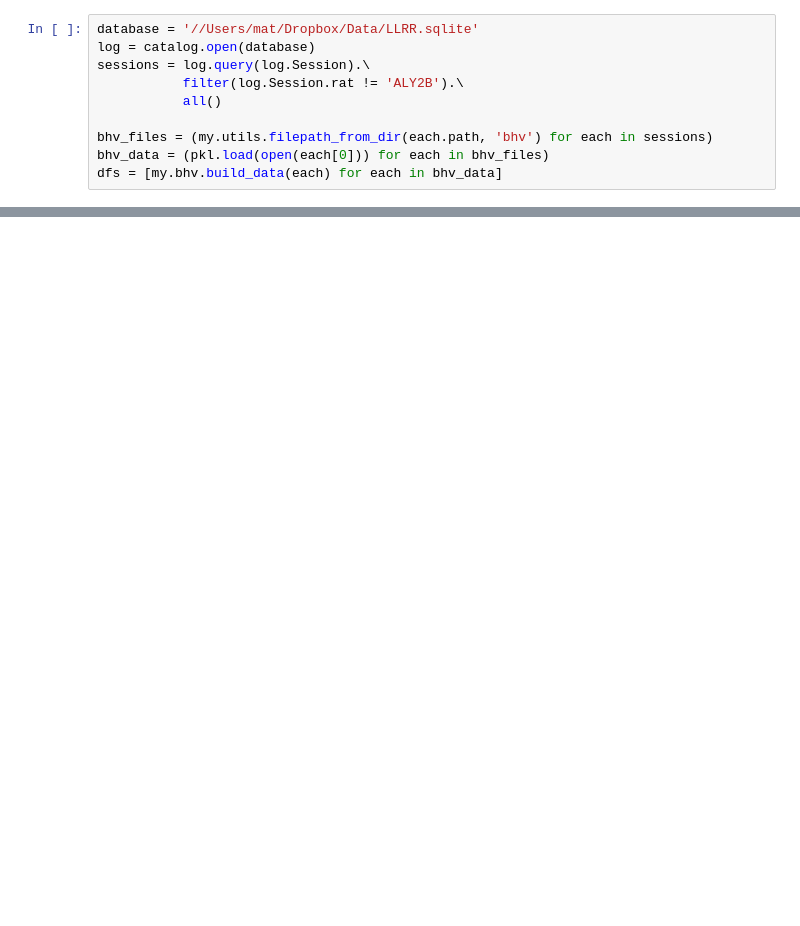
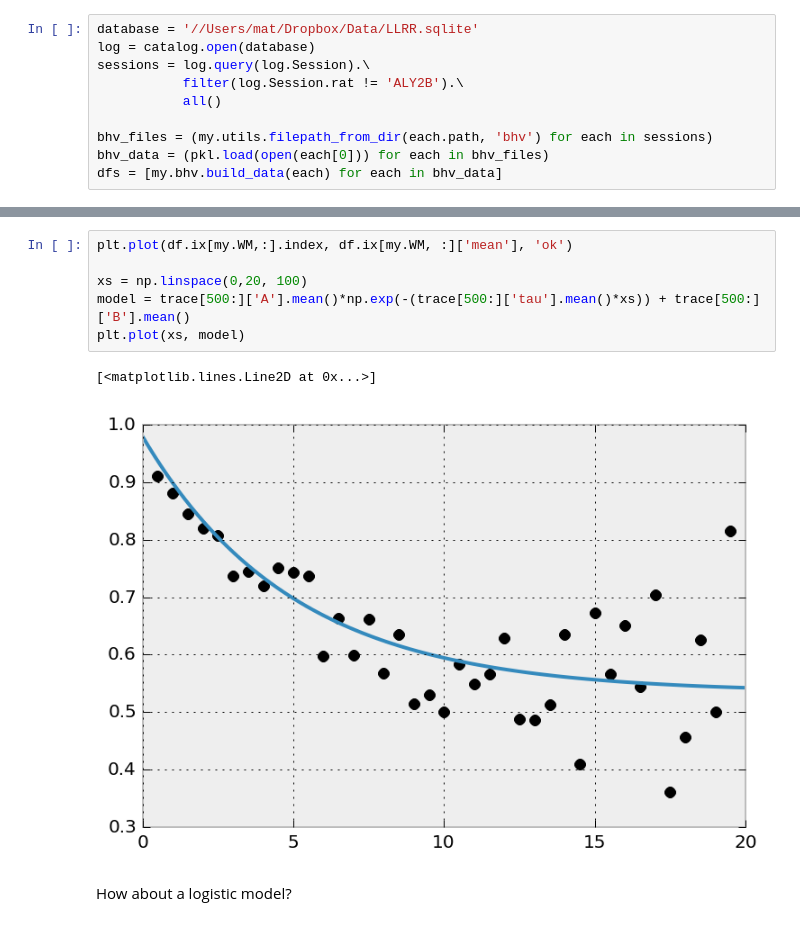
Before and after one commit to mcleonard/wm_paper, a Jupyter notebook: Delay performance.ipynb, the cells around one changed output, grey strips where cells are left out. Saved outputs shown, nothing was run; the diff lists cells and outputs as text; blank space fills up the shorter version.

```diff
--- a/Delay performance.ipynb
+++ b/Delay performance.ipynb
@@ -23,0 +111,11 @@ dfs = [my.bhv.build_data(each) for each in bhv_data]
+# %%
+plt.plot(df.ix[my.WM,:].index, df.ix[my.WM, :]['mean'], 'ok')
+
+xs = np.linspace(0,20, 100)
+model = trace[500:]['A'].mean()*np.exp(-(trace[500:]['tau'].mean()*xs)) + trace[500:]['B'].mean()
+plt.plot(xs, model)
+# %% [output]
+[<matplotlib.lines.Line2D at 0x...>]
+[figure, added]
+# %% [markdown]
+How about a logistic model?
```
Also changed, not shown: parts of 20 cells of this notebook.
